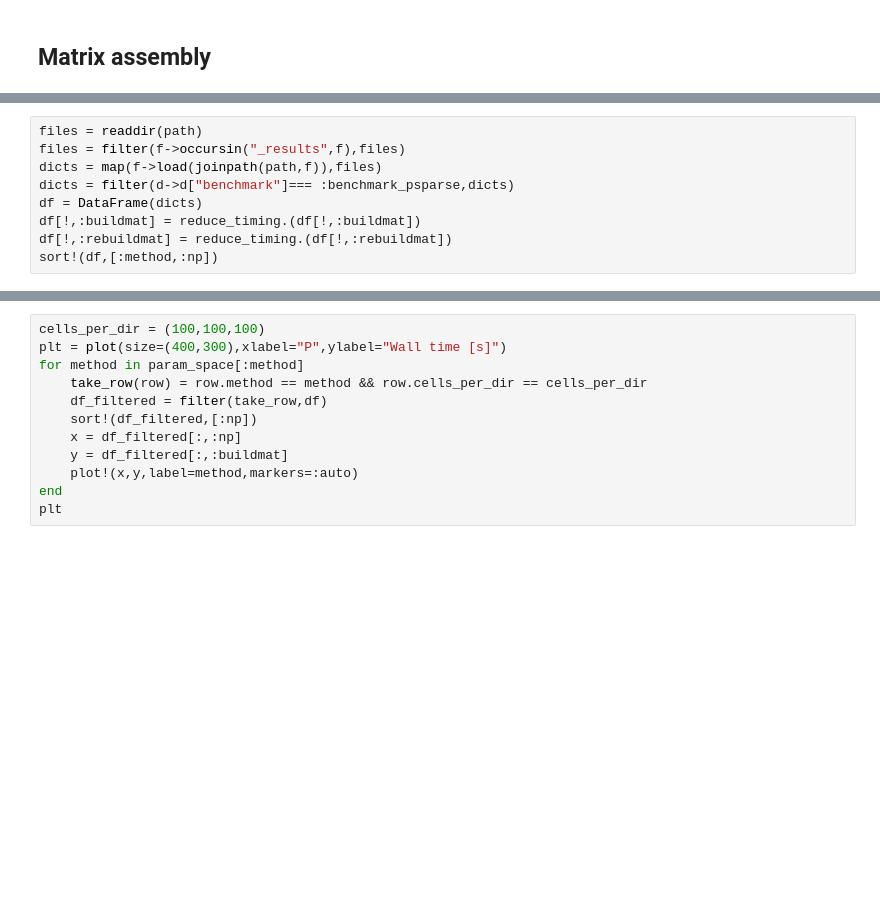
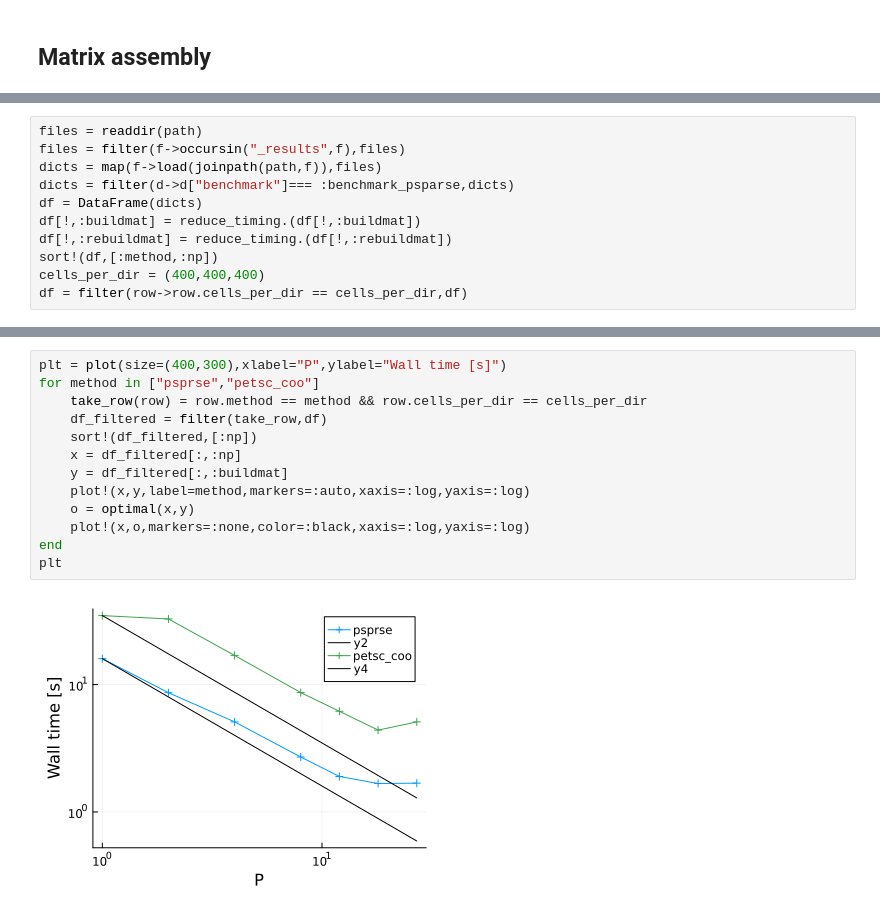
Before and after one commit to fverdugo/PartitionedArrays.jl, a Jupyter notebook: PartitionedArraysBenchmarks/analysis/analysis.ipynb, the cells around one changed output, grey strips where cells are left out. Saved outputs shown, nothing was run; the diff lists cells and outputs as text; blank space fills up the shorter version.

```diff
--- a/PartitionedArraysBenchmarks/analysis/analysis.ipynb
+++ b/PartitionedArraysBenchmarks/analysis/analysis.ipynb
@@ -104,3 +191,5 @@ df = DataFrame(dicts)
 df[!,:buildmat] = reduce_timing.(df[!,:buildmat])
 df[!,:rebuildmat] = reduce_timing.(df[!,:rebuildmat])
 sort!(df,[:method,:np])
+cells_per_dir = (400,400,400)
+df = filter(row->row.cells_per_dir == cells_per_dir,df)
@@ -107,12 +214,15 @@ sort!(df,[:method,:np])
 # %%
-cells_per_dir = (100,100,100)
 plt = plot(size=(400,300),xlabel="P",ylabel="Wall time [s]")
-for method in param_space[:method]
+for method in ["psprse","petsc_coo"]
     take_row(row) = row.method == method && row.cells_per_dir == cells_per_dir
     df_filtered = filter(take_row,df)
     sort!(df_filtered,[:np])
     x = df_filtered[:,:np]
     y = df_filtered[:,:buildmat]
-    plot!(x,y,label=method,markers=:auto)
+    plot!(x,y,label=method,markers=:auto,xaxis=:log,yaxis=:log)
+    o = optimal(x,y)
+    plot!(x,o,markers=:none,color=:black,xaxis=:log,yaxis=:log)
 end
 plt
+# %% [output]
+[figure, added]
```
Also changed, not shown: parts of 14 cells of this notebook, 1 other file.
